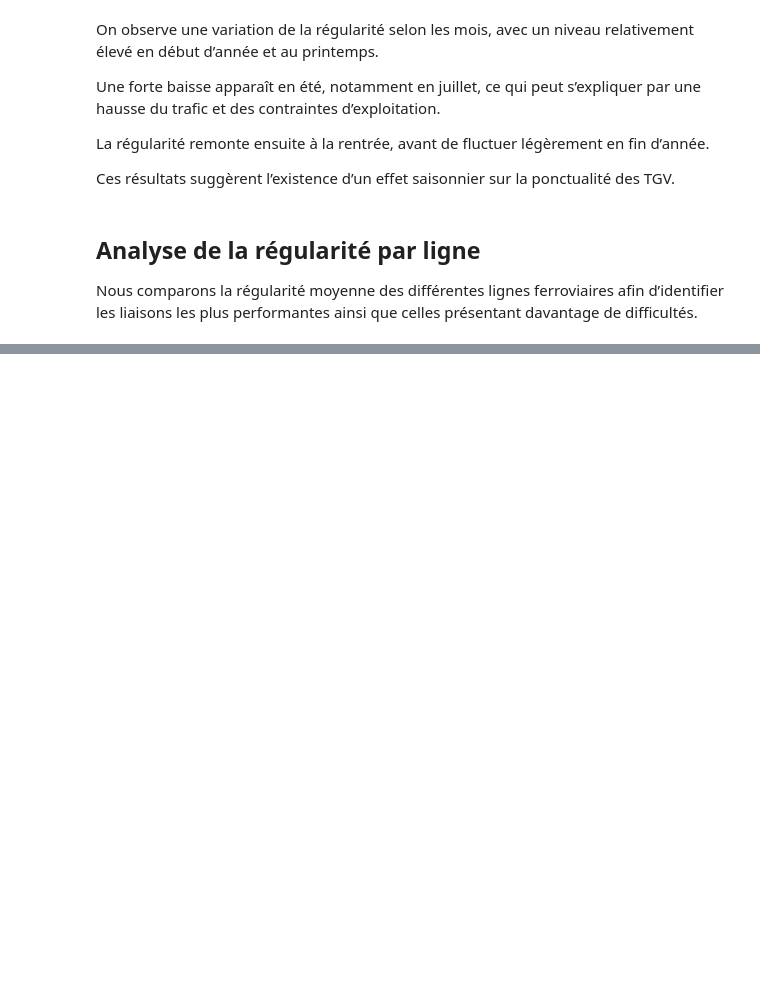
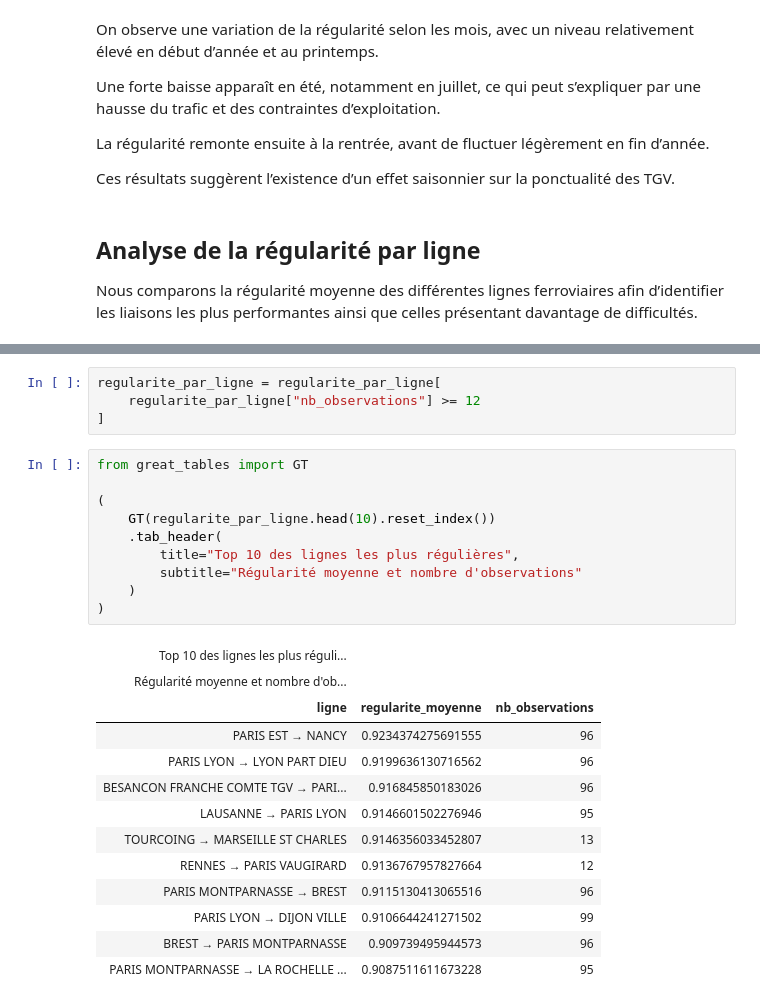
Before and after one commit to chamsisarra5-web/projet-info, a Jupyter notebook: projet_tgv.ipynb, the cells around one changed output, grey strips where cells are left out. Cells and saved outputs as stored; diff of their text form; blank space fills up the shorter version.

```diff
--- a/projet_tgv.ipynb
+++ b/projet_tgv.ipynb
@@ -466,0 +511,28 @@ regularite_par_ligne.head(10)
+# %%
+regularite_par_ligne = regularite_par_ligne[
+    regularite_par_ligne["nb_observations"] >= 12
+]
+# %%
+from great_tables import GT
+
+(
+    GT(regularite_par_ligne.head(10).reset_index())
+    .tab_header(
+        title="Top 10 des lignes les plus régulières",
+        subtitle="Régularité moyenne et nombre d'observations"
+    )
+)
+# %% [output]
+| Top 10 des lignes les plus réguli... |  |  |
+| Régularité moyenne et nombre d'ob... |  |  |
+| ligne | regularite_moyenne | nb_observations |
+| PARIS EST → NANCY | 0.9234374275691555 | 96 |
+| PARIS LYON → LYON PART DIEU | 0.9199636130716562 | 96 |
+| BESANCON FRANCHE COMTE TGV → PARI... | 0.916845850183026 | 96 |
+| LAUSANNE → PARIS LYON | 0.9146601502276946 | 95 |
+| TOURCOING → MARSEILLE ST CHARLES | 0.9146356033452807 | 13 |
+| RENNES → PARIS VAUGIRARD | 0.9136767957827664 | 12 |
+| PARIS MONTPARNASSE → BREST | 0.9115130413065516 | 96 |
+| PARIS LYON → DIJON VILLE | 0.9106644241271502 | 99 |
+| BREST → PARIS MONTPARNASSE | 0.909739495944573 | 96 |
+| PARIS MONTPARNASSE → LA ROCHELLE ... | 0.9087511611673228 | 95 |
```
Also changed, not shown: parts of 17 cells of this notebook, 1 other file.
